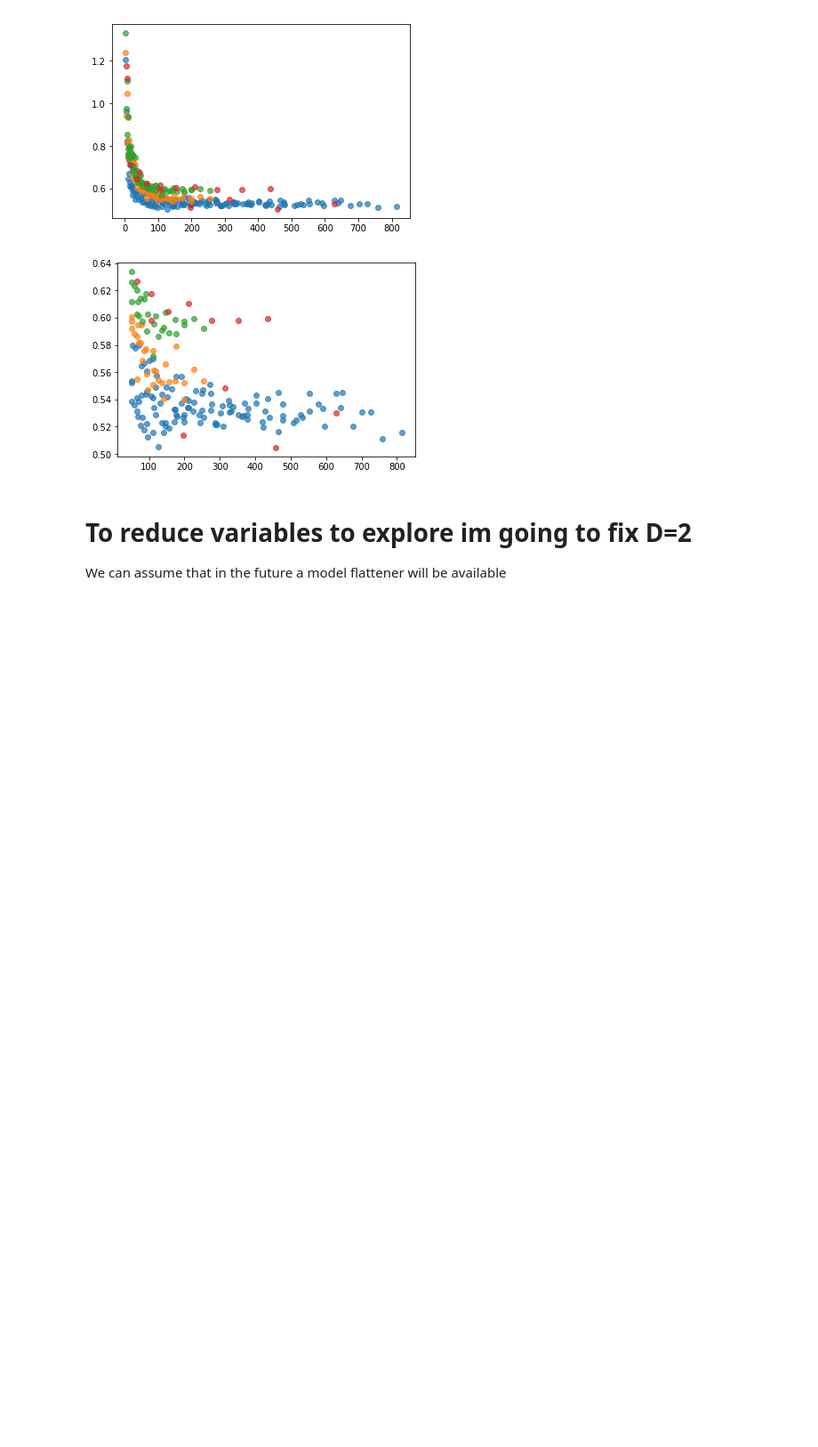
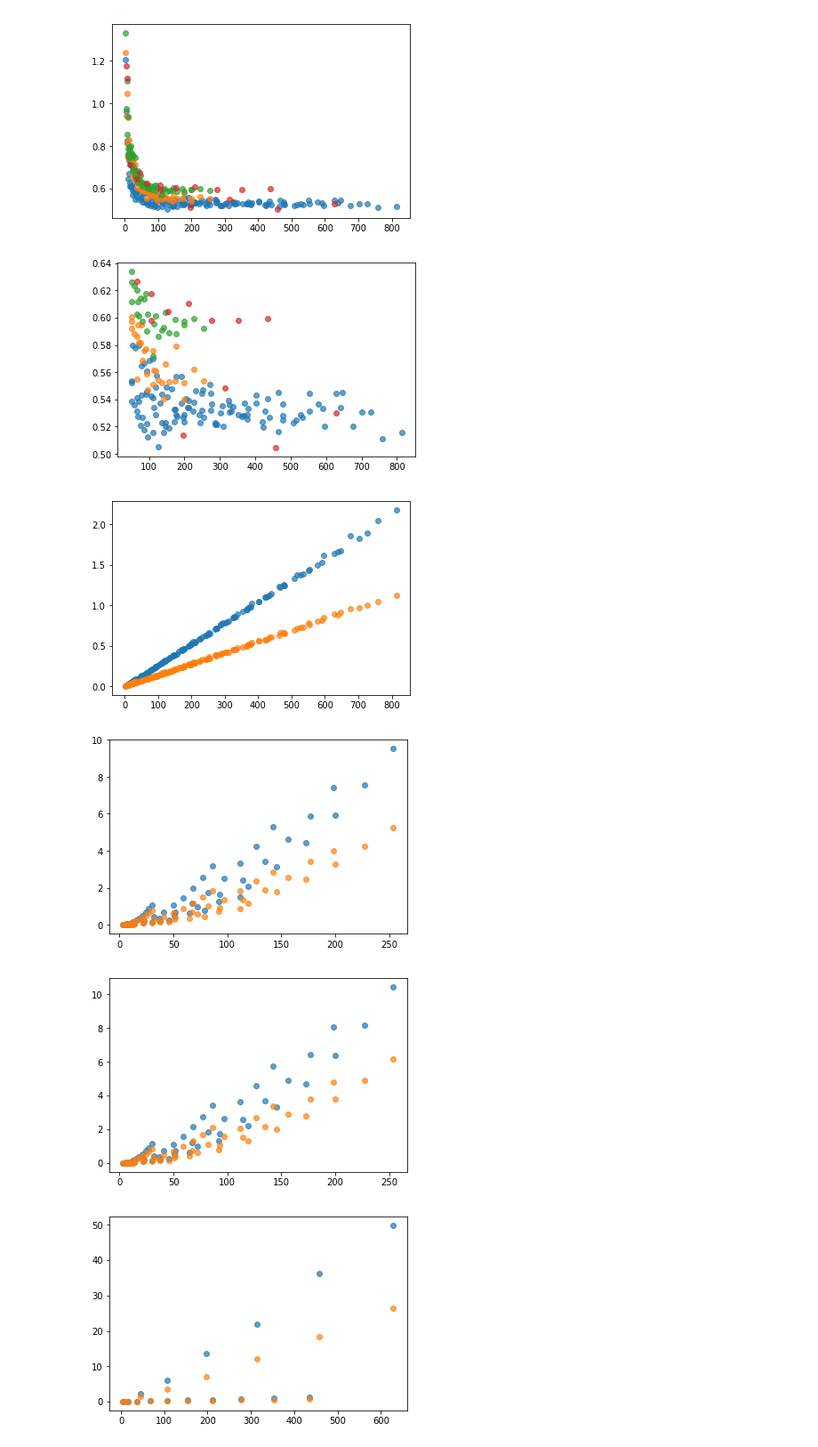
Before and after one commit to juanlanuzag/devstone, a Jupyter notebook: Untitled.ipynb, the cells around one changed output. Shown at 89% size. Saved outputs shown, nothing was run; the diff lists cells and outputs as text; code cells hidden in the pictures; blank space fills up the shorter version.

Commit message:
new graph and ideas for next experiments

```diff
--- a/Untitled.ipynb
+++ b/Untitled.ipynb
@@ -115,7 +115,34 @@ plot_speedup_vs_atomic_count_all(50)
 # %% [output]
 [figure]
 [figure]
-# %% [markdown]
-# To reduce variables to explore im going to fix D=2
-
-We can assume that in the future a model flattener will be available
+# %%
+def plot_exectime_vs_atomic_count(file_atcount, file_timeseq, file_timeconc, min_node_count=0):
+    LI_atomic_count = result_csv_to_df(file_atcount, val_column_name='AtCount')
+    dfseq = result_csv_to_df(file_timeseq)
+    dfconc = result_csv_to_df(file_timeconc)
+
+    atomic_count = []
+    seqtime = []
+    conctime = []
+    for row_index, row in dfseq.iterrows():
+        for col in row.index:
+            if LI_atomic_count[col][row_index] >= min_node_count:
+                atomic_count.append(LI_atomic_count[col][row_index])
+                seqtime.append(dfseq[col][row_index])
+                conctime.append(dfconc[col][row_index])
+    plt.plot(atomic_count, seqtime, 'o', alpha=0.7)
+    plt.plot(atomic_count, conctime, 'o', alpha=0.7)
+
+plot_exectime_vs_atomic_count('modcountLI_seq.csv', 'resultsLI_seq.csv', 'resultsLI_conc.csv', 0)
+plt.show()
+plot_exectime_vs_atomic_count('modcountHI_seq.csv', 'resultsHI_seq.csv', 'resultsHI_conc.csv', 0)
+plt.show()
+plot_exectime_vs_atomic_count('modcountHO_seq.csv', 'resultsHO_seq.csv', 'resultsHO_conc.csv', 0)
+plt.show()
+plot_exectime_vs_atomic_count('modcountHOmod_seq.csv', 'resultsHOmod_seq.csv', 'resultsHOmod_conc.csv', 0)
+plt.show()
+# %% [output]
+[figure, added]
+[figure, added]
+[figure, added]
+[figure, added]
```
Also changed, not shown: parts of 2 cells of this notebook.
